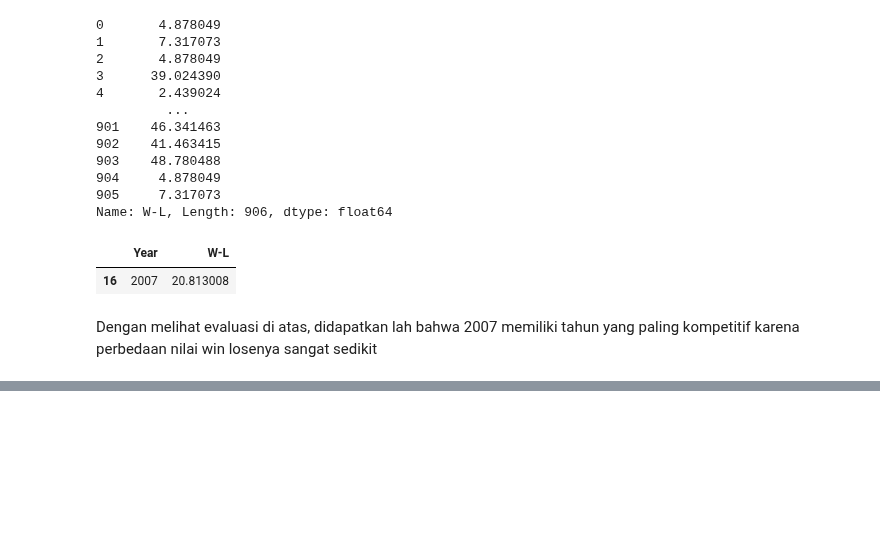
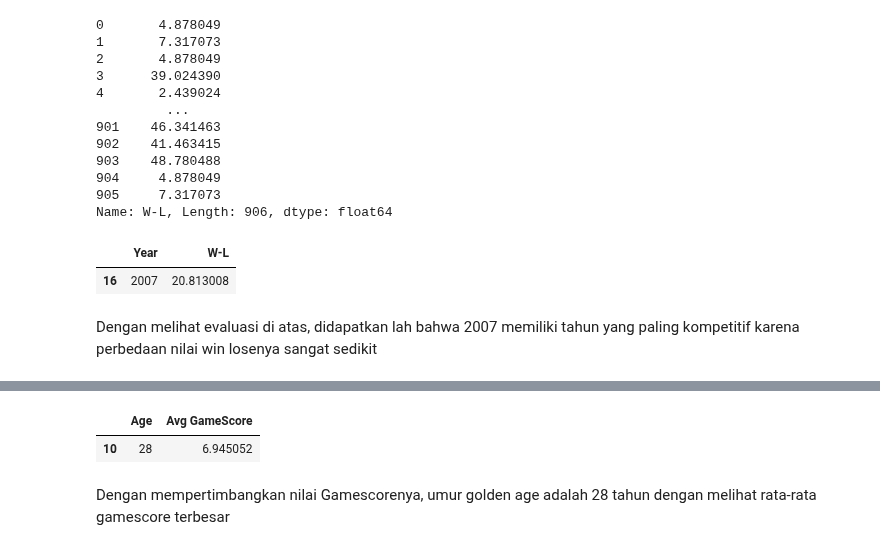
Before and after one commit to akmalgomal3/nba-kasddead, a Jupyter notebook: dataset-insight.ipynb, the cells around one changed output, grey strips where cells are left out. Drawn from its saved outputs; the diff is of its cells as text; code cells hidden in the pictures; blank space fills up the shorter version.

```diff
--- a/dataset-insight.ipynb
+++ b/dataset-insight.ipynb
@@ -335,0 +786,9 @@ Dengan melihat evaluasi di atas, didapatkan lah bahwa 2007 memiliki tahun yang p
+# %%
+avg_age_and_gamescore = players_df.groupby("Age")["Avg GameScore"].mean().reset_index()
+
+display(avg_age_and_gamescore[avg_age_and_gamescore["Avg GameScore"] == avg_age_and_gamescore["Avg GameScore"].max()])
+# %% [output]
+|  | Age | Avg GameScore |
+| 10 | 28 | 6.945052 |
+# %% [markdown]
+Dengan mempertimbangkan nilai Gamescorenya, umur golden age adalah 28 tahun dengan melihat rata-rata gamescore terbesar
```
Also changed, not shown: parts of 56 cells of this notebook.
